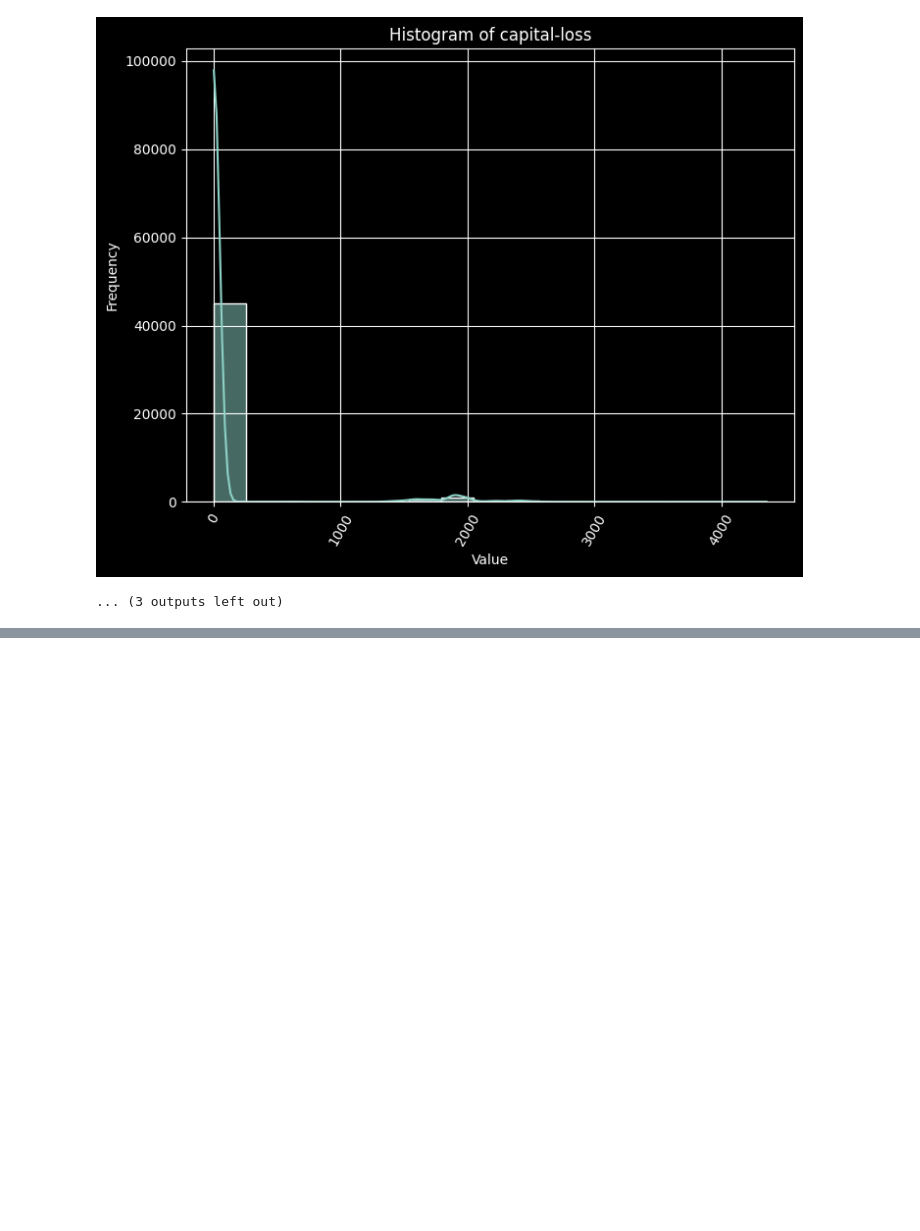
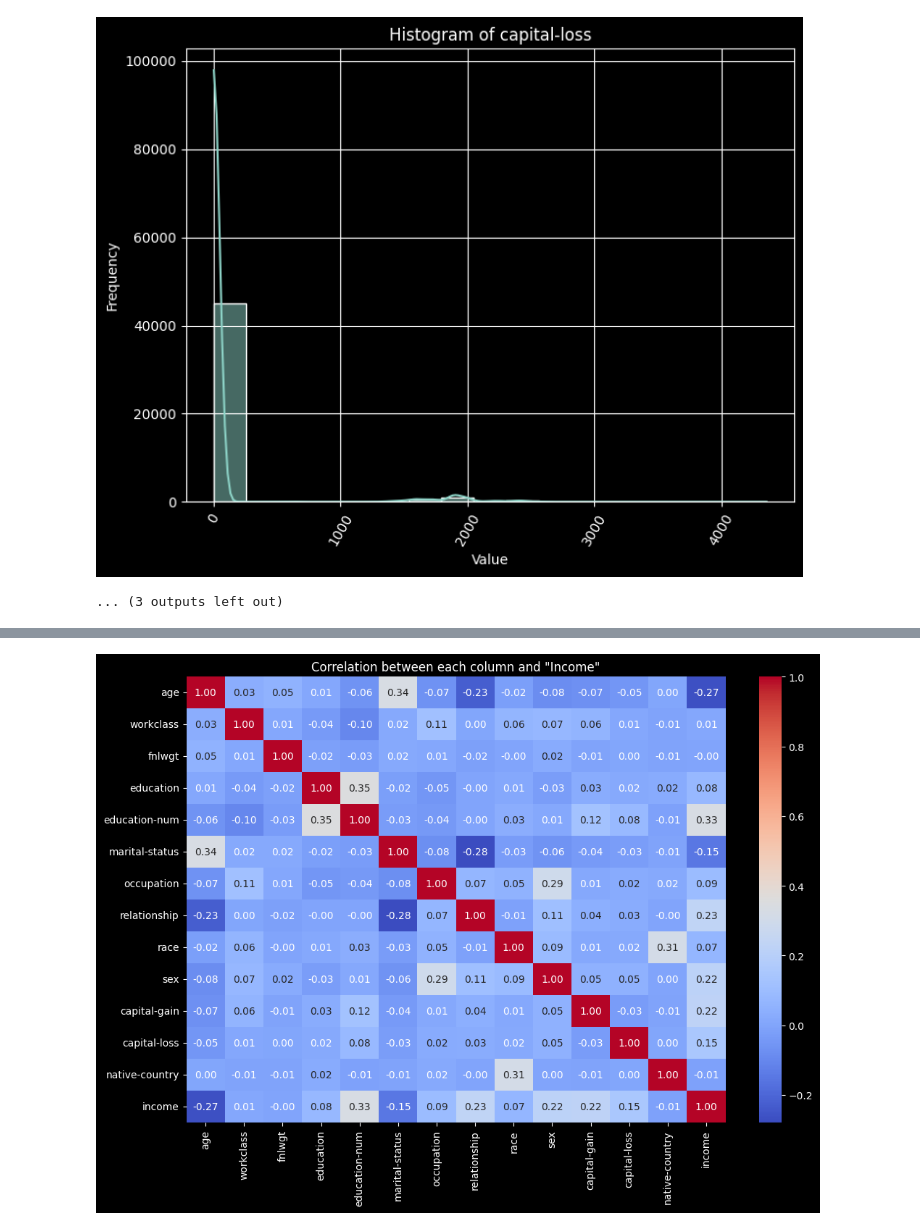
Before and after one commit to Starlight0901/Adult-Census-Income-Prediction, a Jupyter notebook: ML_CW_.ipynb, the cells around one changed output, grey strips where cells are left out. Cells and saved outputs as stored; diff of their text form; code cells hidden in the pictures; blank space fills up the shorter version.

```diff
--- a/ML_CW_.ipynb
+++ b/ML_CW_.ipynb
@@ -1189,0 +1203,18 @@ for column in df_filled.columns:
+# %%
+correlation_df['age'] = le.fit_transform(correlation_df['age'])
+correlation_df['workclass'] = le.fit_transform(correlation_df['workclass'])
+correlation_df['fnlwgt'] = le.fit_transform(correlation_df['fnlwgt'])
+correlation_df['education'] = le.fit_transform(correlation_df['education'])
+correlation_df['education-num'] = le.fit_transform(correlation_df['education-num'])
+correlation_df['marital-status'] = le.fit_transform(correlation_df['marital-status'])
+correlation_df['occupation'] = le.fit_transform(correlation_df['occupation'])
+correlation_df['relationship'] = le.fit_transform(correlation_df['relationship'])
+correlation_df['race'] = le.fit_transform(correlation_df['race'])
+correlation_df['sex'] = le.fit_transform(correlation_df['sex'])
+#df['capital-gain'] = le.fit_transform(df['capital-gain'])
+#df['capital-loss'] = le.fit_transform(df['capital-loss'])
+#df['hours-per-week'] = le.fit_transform(df['hours-per-week'])
+correlation_df['native-country'] = le.fit_transform(correlation_df['native-country'])
+correlation_df['income'] = le.fit_transform(correlation_df['income'])
+
+correlation_df.head(10)
@@ -1189,0 +1233,15 @@ for column in df_filled.columns:
+# %%
+import pandas as pd
+import seaborn as sns
+import matplotlib.pyplot as plt
+
+# Calculate the correlation matrix
+correlation_matrix = correlation_df.corr()
+
+# Plot the heatmap
+plt.figure(figsize=(12, 8))
+sns.heatmap(correlation_matrix, annot=True, cmap='coolwarm', cbar=True, fmt=".2f")
+plt.title('Correlation between each column and "Income"')
+plt.show()
+# %% [output]
+[figure, added]
```
Also changed, not shown: parts of 7 cells of this notebook.
